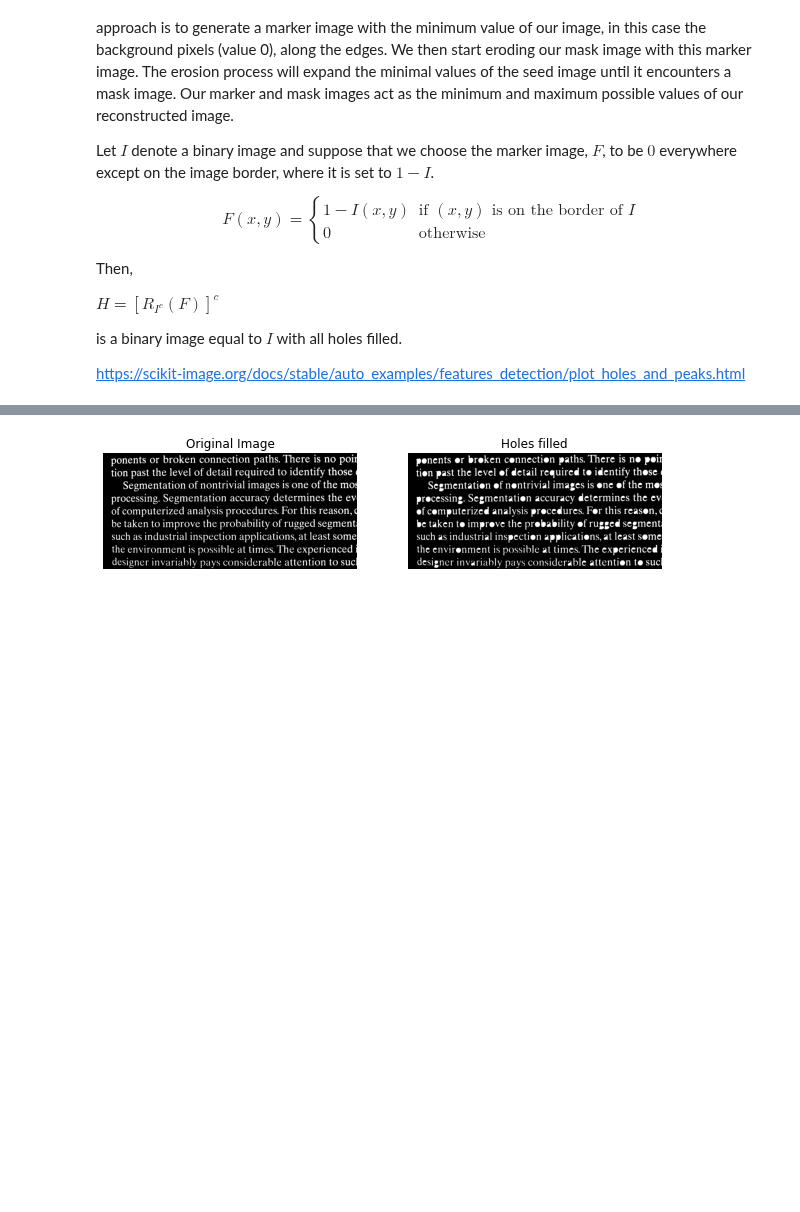
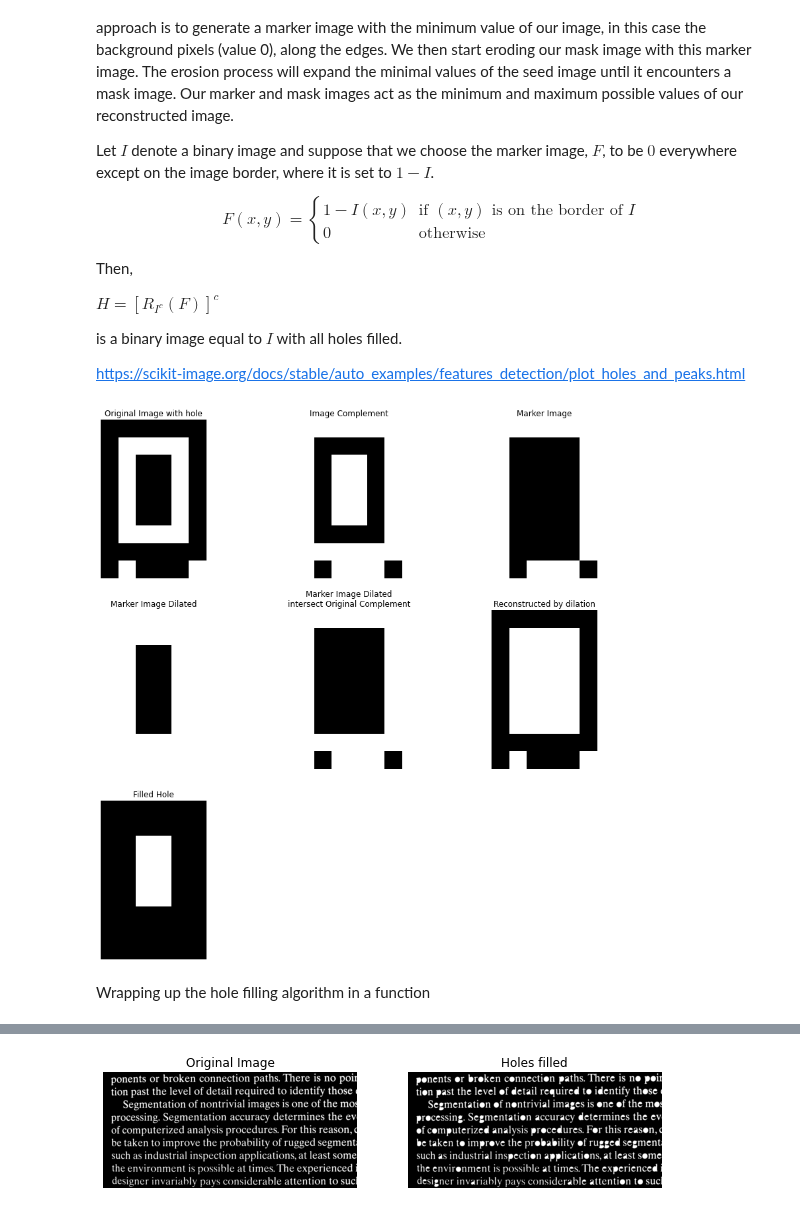
Before and after one commit to ecolon08/Digital-Image-Processing, a Jupyter notebook: Morphological Image Processing/ec_dip_morphological_01.ipynb, the cells around one changed output, grey strips where cells are left out. Drawn from its saved outputs; the diff is of its cells as text; code cells hidden in the pictures; blank space fills up the shorter version.

Commit message:
Add custom hole filling method and custom morphological reconst method

```diff
--- a/Morphological Image Processing/ec_dip_morphological_01.ipynb
+++ b/Morphological Image Processing/ec_dip_morphological_01.ipynb
@@ -409,3 +409,78 @@ $H = [R_{I^c}(F)]^c$
 is a binary image equal to $I$ with all holes filled.
 
 https://scikit-image.org/docs/stable/auto_examples/features_detection/plot_holes_and_peaks.html
+# %%
+# load hole image
+img_hole = skimage.img_as_ubyte(np.genfromtxt('./files/hole_filling.csv', delimiter=','))
+
+# display the images
+fig_hole, ax_hole = plt.subplots(3, 3, figsize=(15,15))
+ax_hole = ax_hole.ravel()
+
+ax_hole[0].imshow(img_hole, cmap='gray')
+ax_hole[0].set_title("Original Image with hole")
+ax_hole[0].axis('off')
+
+# compute complement
+img_hole_compl = np.logical_not(img_hole)
+
+ax_hole[1].imshow(img_hole_compl, cmap='gray')
+ax_hole[1].set_title("Image Complement")
+ax_hole[1].axis('off')
+
+# generate marker image
+img_hole_mrkr = np.zeros(img_hole.shape)
+
+# top border
+img_hole_mrkr[0, :] = 255 - img_hole[0, :]
+
+# bottom border
+img_hole_mrkr[-1, :] = 255 - img_hole[-1, :]
+
+# left border
+img_hole_mrkr[:, 0] = 255 - img_hole[:, 0]
+
+# right border
+img_hole_mrkr[:, -1] = 255 - img_hole[:, -1]
+
+img_hole_mrkr = (img_hole_mrkr).astype(bool)
+
+# display the marker image
+ax_hole[2].imshow(img_hole_mrkr, cmap='gray')
+ax_hole[2].set_title("Marker Image")
+ax_hole[2].axis('off')
+
+# dilate the marker image with structuring element
+img_hole_mrkr_dil = morphology.dilation(img_hole_mrkr, np.ones((3,3)))
+
+ax_hole[3].imshow(img_hole_mrkr_dil, cmap='gray')
+ax_hole[3].set_title("Marker Image Dilated")
+ax_hole[3].axis('off')
+
+# compute reconstruction by dilation
+img_hole_recons_dil = np.logical_and(img_hole_mrkr_dil, img_hole_compl)
+
+ax_hole[4].imshow(img_hole_recons_dil, cmap='gray')
+ax_hole[4].set_title("Marker Image Dilated\nintersect Original Complement")
+ax_hole[4].axis('off')
+
+# compute H
+img_hole_recons_dil = np.logical_not(img_hole_recons_dil)
+
+ax_hole[5].imshow(img_hole_recons_dil, cmap='gray')
+ax_hole[5].set_title("Reconstructed by dilation")
+ax_hole[5].axis('off')
+
+# fill hole
+img_hole_filled = np.logical_and(img_hole_recons_dil, img_hole_compl)
+
+ax_hole[6].imshow(img_hole_filled, cmap='gray')
+ax_hole[6].set_title("Filled Hole")
+ax_hole[6].axis('off')
+
+fig_hole.delaxes(ax_hole[7])
+fig_hole.delaxes(ax_hole[8])
+# %% [output]
+[figure, added]
+# %% [markdown]
+Wrapping up the hole filling algorithm in a function
```
Also changed, not shown: parts of 23 cells of this notebook.
